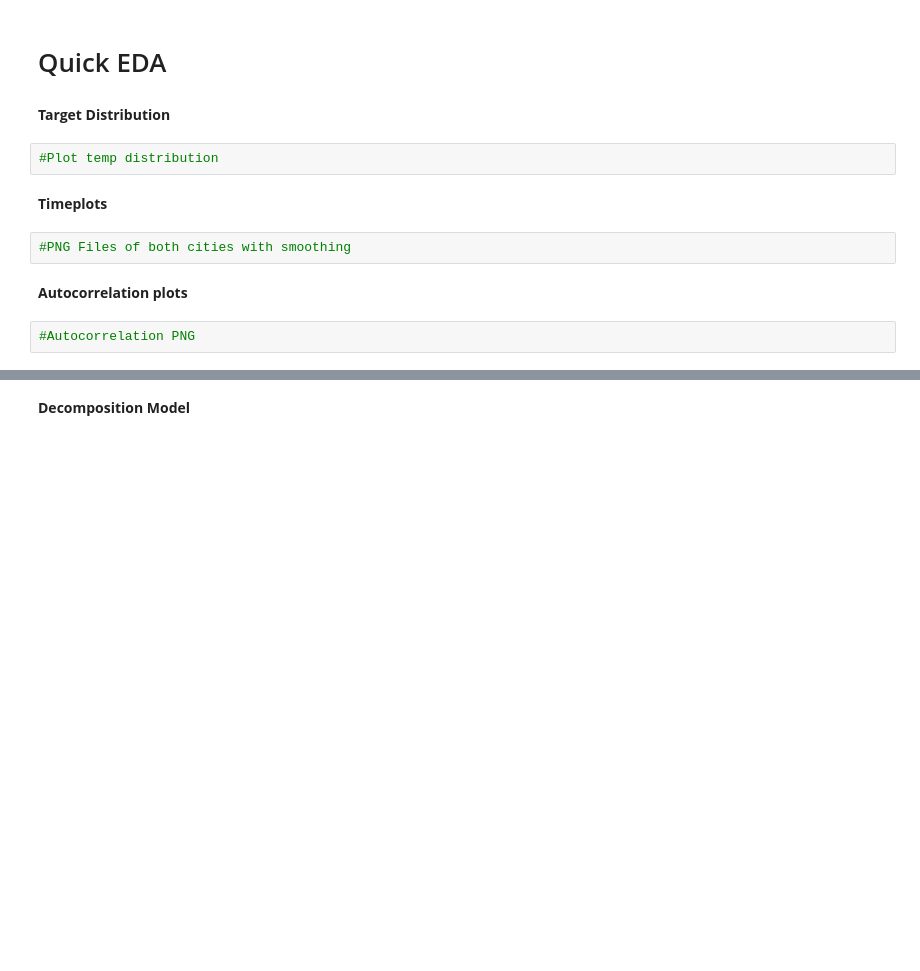
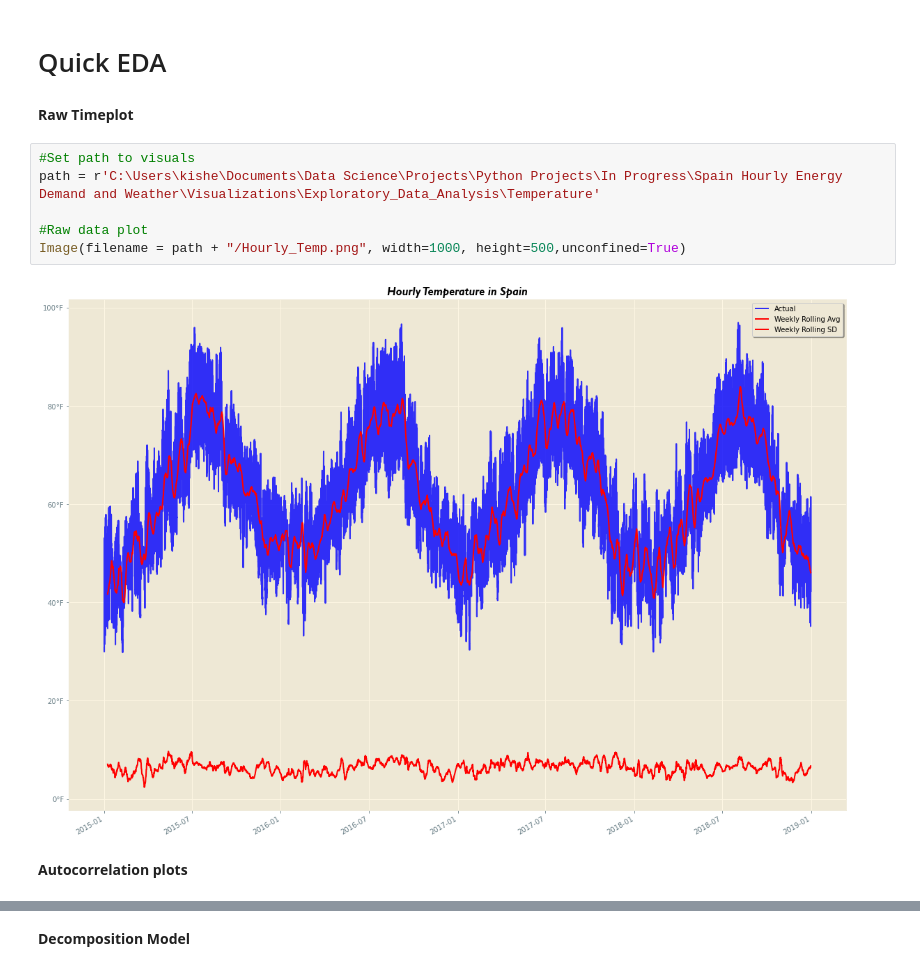
Before and after one commit to KishenSharma6/SpainEnergyAnalysis, a Jupyter notebook: Project Codes/03_Data_Processing/2020_0510_Temperature_Processing.ipynb, the cells around one changed output, grey strips where cells are left out. Saved outputs shown, nothing was run; the diff lists cells and outputs as text; blank space fills up the shorter version.

```diff
--- a/Project Codes/03_Data_Processing/2020_0510_Temperature_Processing.ipynb
+++ b/Project Codes/03_Data_Processing/2020_0510_Temperature_Processing.ipynb
@@ -88,15 +102,15 @@ memory usage: 548.0 KB
 None
 # %% [markdown]
 # Quick EDA
-# %% [markdown]
-**Target Distribution**
-# %%
-#Plot temp distribution
-# %% [markdown]
-**Timeplots**
-# %%
-#PNG Files of both cities with smoothing
+# %% [markdown]
+**Raw Timeplot**
+# %%
+#Set path to visuals
+path = r'C:\Users\kishe\Documents\Data Science\Projects\Python Projects\In Progress\Spain Hourly Energy Demand and Weather\Visualizations\Exploratory_Data_Analysis\Temperature'
+
+#Raw data plot
+Image(filename = path + "/Hourly_Temp.png", width=1000, height=500,unconfined=True)
+# %% [output]
+[figure, added]
 # %% [markdown]
 **Autocorrelation plots**
-# %%
-#Autocorrelation PNG
```
Also changed, not shown: parts of 7 cells of this notebook, 1 other file.
